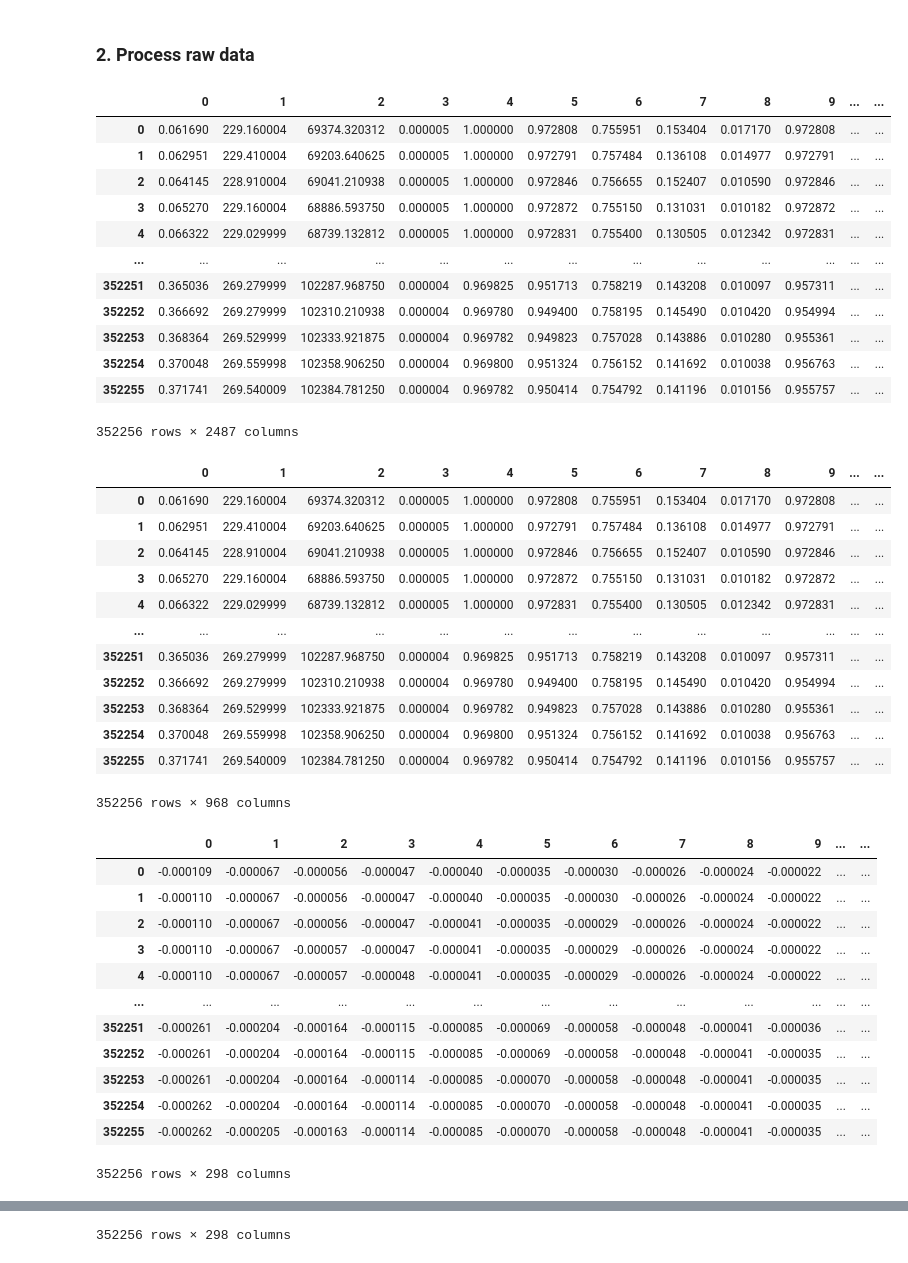
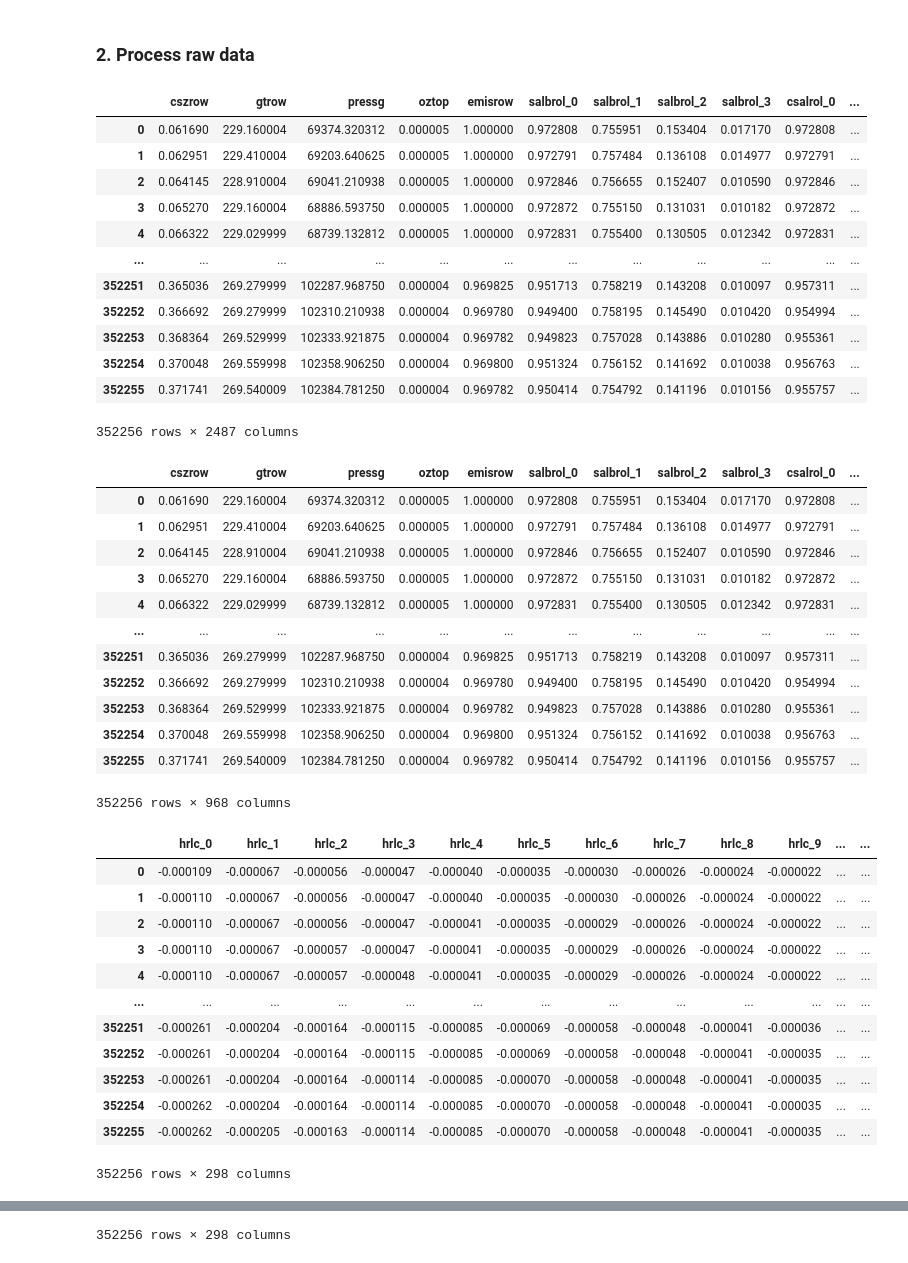
Before and after one commit to ArsamAryandoust/UniversalGNNs, a Jupyter notebook: src/prep_ClimART.ipynb, the cells around one changed output, grey strips where cells are left out. Saved outputs shown, nothing was run; the diff lists cells and outputs as text; code cells hidden in the pictures.

```diff
--- a/src/prep_ClimART.ipynb
+++ b/src/prep_ClimART.ipynb
@@ -130,51 +130,52 @@ stats_dict
 # %%
 (
     df_inputs_clear_sky,
     df_inputs_pristine,
     df_outputs_clear_sky,
     df_outputs_pristine
 ) = prep_climart.process_raw_data(
+    feature_by_var,
     inputs,
     outputs_clear_sky,
     outputs_pristine
 )
 
 # free up memory
 inputs, outputs_clear_sky, outputs_pristine = 0, 0, 0
 
 # show us results
 display(df_inputs_clear_sky)
 display(df_inputs_pristine)
 display(df_outputs_clear_sky)
 display(df_outputs_pristine)
 # %% [output]
-|  | 0 | 1 | 2 | 3 | 4 | 5 | 6 | 7 | 8 | 9 | ... | ... |
-| 0 | 0.061690 | 229.160004 | 69374.320312 | 0.000005 | 1.000000 | 0.972808 | 0.755951 | 0.153404 | 0.017170 | 0.972808 | ... | ... |
-| 1 | 0.062951 | 229.410004 | 69203.640625 | 0.000005 | 1.000000 | 0.972791 | 0.757484 | 0.136108 | 0.014977 | 0.972791 | ... | ... |
-| 2 | 0.064145 | 228.910004 | 69041.210938 | 0.000005 | 1.000000 | 0.972846 | 0.756655 | 0.152407 | 0.010590 | 0.972846 | ... | ... |
-| 3 | 0.065270 | 229.160004 | 68886.593750 | 0.000005 | 1.000000 | 0.972872 | 0.755150 | 0.131031 | 0.010182 | 0.972872 | ... | ... |
-| 4 | 0.066322 | 229.029999 | 68739.132812 | 0.000005 | 1.000000 | 0.972831 | 0.755400 | 0.130505 | 0.012342 | 0.972831 | ... | ... |
-| ... | ... | ... | ... | ... | ... | ... | ... | ... | ... | ... | ... | ... |
-| 352251 | 0.365036 | 269.279999 | 102287.968750 | 0.000004 | 0.969825 | 0.951713 | 0.758219 | 0.143208 | 0.010097 | 0.957311 | ... | ... |
-| 352252 | 0.366692 | 269.279999 | 102310.210938 | 0.000004 | 0.969780 | 0.949400 | 0.758195 | 0.145490 | 0.010420 | 0.954994 | ... | ... |
-| 352253 | 0.368364 | 269.529999 | 102333.921875 | 0.000004 | 0.969782 | 0.949823 | 0.757028 | 0.143886 | 0.010280 | 0.955361 | ... | ... |
-| 352254 | 0.370048 | 269.559998 | 102358.906250 | 0.000004 | 0.969800 | 0.951324 | 0.756152 | 0.141692 | 0.010038 | 0.956763 | ... | ... |
-| 352255 | 0.371741 | 269.540009 | 102384.781250 | 0.000004 | 0.969782 | 0.950414 | 0.754792 | 0.141196 | 0.010156 | 0.955757 | ... | ... |
+|  | cszrow | gtrow | pressg | oztop | emisrow | salbrol_0 | salbrol_1 | salbrol_2 | salbrol_3 | csalrol_0 | ... |
+| 0 | 0.061690 | 229.160004 | 69374.320312 | 0.000005 | 1.000000 | 0.972808 | 0.755951 | 0.153404 | 0.017170 | 0.972808 | ... |
+| 1 | 0.062951 | 229.410004 | 69203.640625 | 0.000005 | 1.000000 | 0.972791 | 0.757484 | 0.136108 | 0.014977 | 0.972791 | ... |
+| 2 | 0.064145 | 228.910004 | 69041.210938 | 0.000005 | 1.000000 | 0.972846 | 0.756655 | 0.152407 | 0.010590 | 0.972846 | ... |
+| 3 | 0.065270 | 229.160004 | 68886.593750 | 0.000005 | 1.000000 | 0.972872 | 0.755150 | 0.131031 | 0.010182 | 0.972872 | ... |
+| 4 | 0.066322 | 229.029999 | 68739.132812 | 0.000005 | 1.000000 | 0.972831 | 0.755400 | 0.130505 | 0.012342 | 0.972831 | ... |
+| ... | ... | ... | ... | ... | ... | ... | ... | ... | ... | ... | ... |
+| 352251 | 0.365036 | 269.279999 | 102287.968750 | 0.000004 | 0.969825 | 0.951713 | 0.758219 | 0.143208 | 0.010097 | 0.957311 | ... |
+| 352252 | 0.366692 | 269.279999 | 102310.210938 | 0.000004 | 0.969780 | 0.949400 | 0.758195 | 0.145490 | 0.010420 | 0.954994 | ... |
+| 352253 | 0.368364 | 269.529999 | 102333.921875 | 0.000004 | 0.969782 | 0.949823 | 0.757028 | 0.143886 | 0.010280 | 0.955361 | ... |
+| 352254 | 0.370048 | 269.559998 | 102358.906250 | 0.000004 | 0.969800 | 0.951324 | 0.756152 | 0.141692 | 0.010038 | 0.956763 | ... |
+| 352255 | 0.371741 | 269.540009 | 102384.781250 | 0.000004 | 0.969782 | 0.950414 | 0.754792 | 0.141196 | 0.010156 | 0.955757 | ... |
 352256 rows × 2487 columns
-|  | 0 | 1 | 2 | 3 | 4 | 5 | 6 | 7 | 8 | 9 | ... | ... |
-| 0 | 0.061690 | 229.160004 | 69374.320312 | 0.000005 | 1.000000 | 0.972808 | 0.755951 | 0.153404 | 0.017170 | 0.972808 | ... | ... |
-| 1 | 0.062951 | 229.410004 | 69203.640625 | 0.000005 | 1.000000 | 0.972791 | 0.757484 | 0.136108 | 0.014977 | 0.972791 | ... | ... |
-| 2 | 0.064145 | 228.910004 | 69041.210938 | 0.000005 | 1.000000 | 0.972846 | 0.756655 | 0.152407 | 0.010590 | 0.972846 | ... | ... |
-| 3 | 0.065270 | 229.160004 | 68886.593750 | 0.000005 | 1.000000 | 0.972872 | 0.755150 | 0.131031 | 0.010182 | 0.972872 | ... | ... |
-| 4 | 0.066322 | 229.029999 | 68739.132812 | 0.000005 | 1.000000 | 0.972831 | 0.755400 | 0.130505 | 0.012342 | 0.972831 | ... | ... |
-| ... | ... | ... | ... | ... | ... | ... | ... | ... | ... | ... | ... | ... |
-| 352251 | 0.365036 | 269.279999 | 102287.968750 | 0.000004 | 0.969825 | 0.951713 | 0.758219 | 0.143208 | 0.010097 | 0.957311 | ... | ... |
-| 352252 | 0.366692 | 269.279999 | 102310.210938 | 0.000004 | 0.969780 | 0.949400 | 0.758195 | 0.145490 | 0.010420 | 0.954994 | ... | ... |
-| 352253 | 0.368364 | 269.529999 | 102333.921875 | 0.000004 | 0.969782 | 0.949823 | 0.757028 | 0.143886 | 0.010280 | 0.955361 | ... | ... |
-| 352254 | 0.370048 | 269.559998 | 102358.906250 | 0.000004 | 0.969800 | 0.951324 | 0.756152 | 0.141692 | 0.010038 | 0.956763 | ... | ... |
-| 352255 | 0.371741 | 269.540009 | 102384.781250 | 0.000004 | 0.969782 | 0.950414 | 0.754792 | 0.141196 | 0.010156 | 0.955757 | ... | ... |
+|  | cszrow | gtrow | pressg | oztop | emisrow | salbrol_0 | salbrol_1 | salbrol_2 | salbrol_3 | csalrol_0 | ... |
+| 0 | 0.061690 | 229.160004 | 69374.320312 | 0.000005 | 1.000000 | 0.972808 | 0.755951 | 0.153404 | 0.017170 | 0.972808 | ... |
+| 1 | 0.062951 | 229.410004 | 69203.640625 | 0.000005 | 1.000000 | 0.972791 | 0.757484 | 0.136108 | 0.014977 | 0.972791 | ... |
+| 2 | 0.064145 | 228.910004 | 69041.210938 | 0.000005 | 1.000000 | 0.972846 | 0.756655 | 0.152407 | 0.010590 | 0.972846 | ... |
+| 3 | 0.065270 | 229.160004 | 68886.593750 | 0.000005 | 1.000000 | 0.972872 | 0.755150 | 0.131031 | 0.010182 | 0.972872 | ... |
+| 4 | 0.066322 | 229.029999 | 68739.132812 | 0.000005 | 1.000000 | 0.972831 | 0.755400 | 0.130505 | 0.012342 | 0.972831 | ... |
+| ... | ... | ... | ... | ... | ... | ... | ... | ... | ... | ... | ... |
+| 352251 | 0.365036 | 269.279999 | 102287.968750 | 0.000004 | 0.969825 | 0.951713 | 0.758219 | 0.143208 | 0.010097 | 0.957311 | ... |
+| 352252 | 0.366692 | 269.279999 | 102310.210938 | 0.000004 | 0.969780 | 0.949400 | 0.758195 | 0.145490 | 0.010420 | 0.954994 | ... |
+| 352253 | 0.368364 | 269.529999 | 102333.921875 | 0.000004 | 0.969782 | 0.949823 | 0.757028 | 0.143886 | 0.010280 | 0.955361 | ... |
+| 352254 | 0.370048 | 269.559998 | 102358.906250 | 0.000004 | 0.969800 | 0.951324 | 0.756152 | 0.141692 | 0.010038 | 0.956763 | ... |
+| 352255 | 0.371741 | 269.540009 | 102384.781250 | 0.000004 | 0.969782 | 0.950414 | 0.754792 | 0.141196 | 0.010156 | 0.955757 | ... |
 352256 rows × 968 columns
-|  | 0 | 1 | 2 | 3 | 4 | 5 | 6 | 7 | 8 | 9 | ... | ... |
+|  | hrlc_0 | hrlc_1 | hrlc_2 | hrlc_3 | hrlc_4 | hrlc_5 | hrlc_6 | hrlc_7 | hrlc_8 | hrlc_9 | ... | ... |
 | 0 | -0.000109 | -0.000067 | -0.000056 | -0.000047 | -0.000040 | -0.000035 | -0.000030 | -0.000026 | -0.000024 | -0.000022 | ... | ... |
 | 1 | -0.000110 | -0.000067 | -0.000056 | -0.000047 | -0.000040 | -0.000035 | -0.000030 | -0.000026 | -0.000024 | -0.000022 | ... | ... |
 | 2 | -0.000110 | -0.000067 | -0.000056 | -0.000047 | -0.000041 | -0.000035 | -0.000029 | -0.000026 | -0.000024 | -0.000022 | ... | ... |
```
Also changed, not shown: parts of 3 cells of this notebook, 1 other file.
